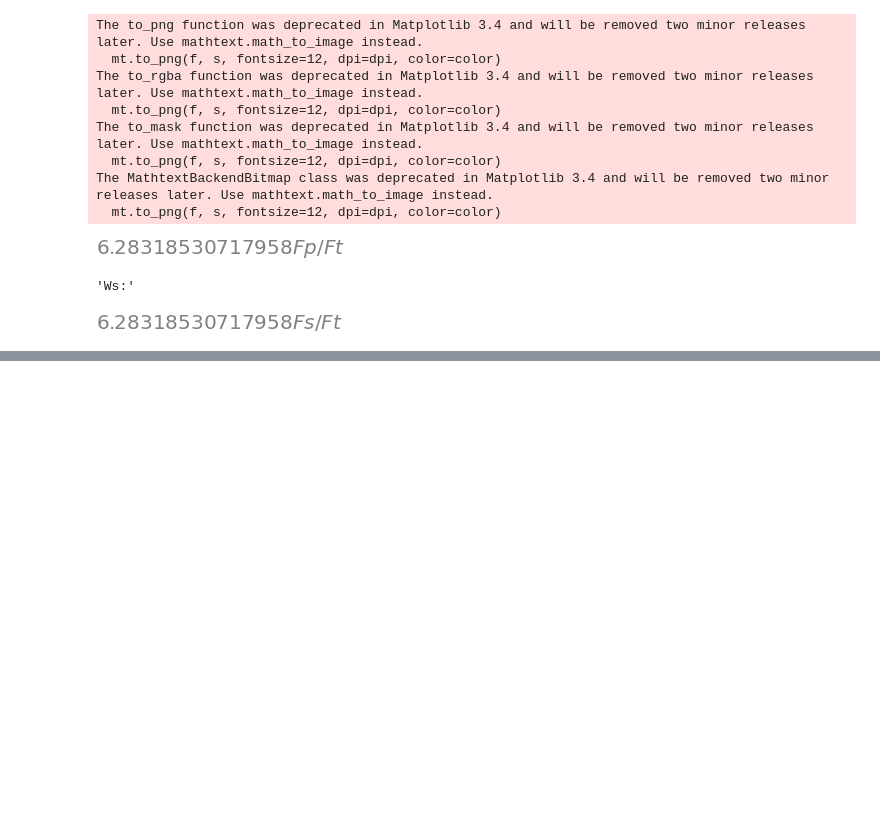
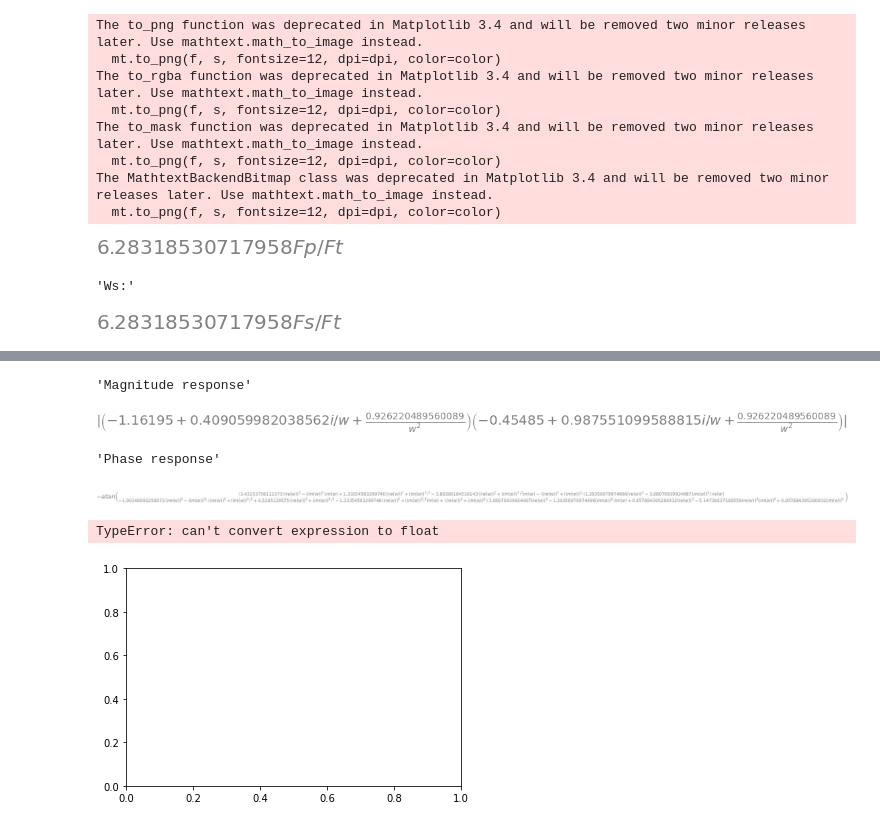
Before and after one commit to Ppieter21/EERI414-Practical, a Jupyter notebook: EERI414PracticalCode.ipynb, the cells around one changed output, grey strips where cells are left out. Drawn from its saved outputs; the diff is of its cells as text; code cells hidden in the pictures; blank space fills up the shorter version.

```diff
--- a/EERI414PracticalCode.ipynb
+++ b/EERI414PracticalCode.ipynb
@@ -153,0 +165,21 @@ display("Hhps:", Hhps.simplify())
+# %%
+#frequency response
+#analog
+w = symbols('w')
+Hhps = Hhps.subs([(s, I*w), (Fs, FS), (Ft, FT)])
+
+display("Magnitude response", Abs(Hhps))
+
+display("Phase response", atan(im(Hhps)/re(Hhps)).simplify().evalf())
+
+fig, ax = plt.subplots()
+ax.plot(Abs(Hhps))
+ax.grid()
+plt.show()
+# %% [output]
+'Magnitude response'
+[figure, added]
+'Phase response'
+[figure, added]
+TypeError: can't convert expression to float
+[figure, added]
```
Also changed, not shown: parts of 5 cells of this notebook.
